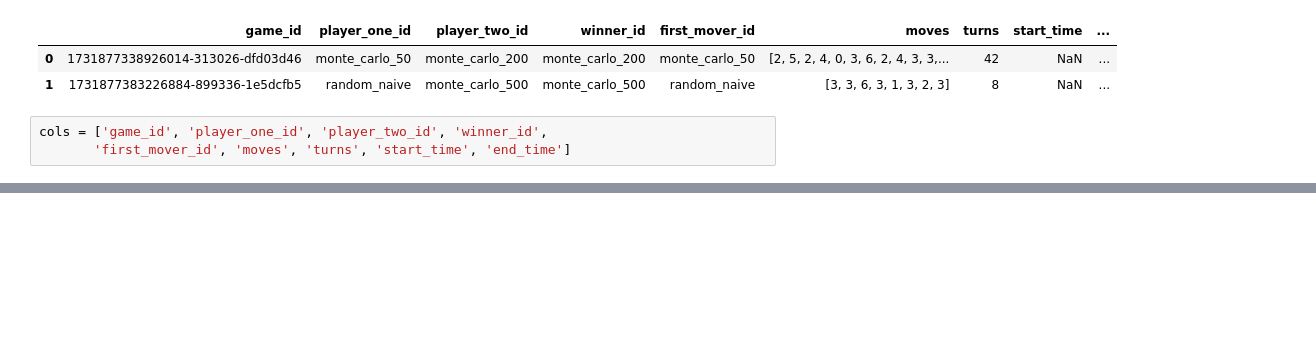
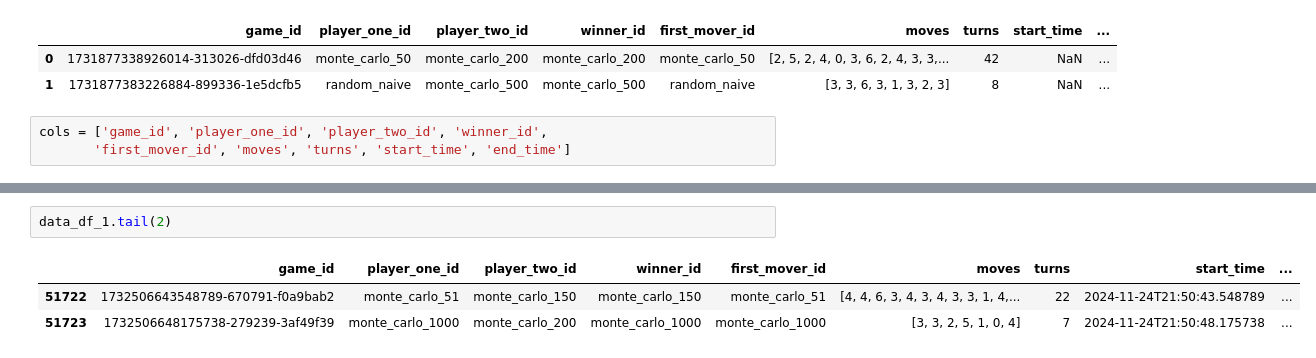
Before and after one commit to Brandt-moreThan4/ConnectFour, a Jupyter notebook: notebooks/mod_1.ipynb, the cells around one changed output, grey strips where cells are left out. Saved outputs shown, nothing was run; the diff lists cells and outputs as text; blank space fills up the shorter version.

```diff
--- a/notebooks/mod_1.ipynb
+++ b/notebooks/mod_1.ipynb
@@ -49,4 +52,10 @@ data_df_1.head(2)
 |  | game_id | player_one_id | player_two_id | winner_id | first_mover_id | moves | turns | start_time | ... |
 | 0 | 1731877338926014-313026-dfd03d46 | monte_carlo_50 | monte_carlo_200 | monte_carlo_200 | monte_carlo_50 | [2, 5, 2, 4, 0, 3, 6, 2, 4, 3, 3,... | 42 | NaN | ... |
 | 6 | 1731877456796490-175216-83d939a1 | monte_carlo_100 | monte_carlo_200 | monte_carlo_200 | monte_carlo_100 | [4, 5, 2, 4, 1, 3, 1, 4, 1, 1, 2,... | 18 | NaN | ... |
+# %%
+data_df_1.tail(2)
+# %% [output]
+|  | game_id | player_one_id | player_two_id | winner_id | first_mover_id | moves | turns | start_time | ... |
+| 51722 | 1732506643548789-670791-f0a9bab2 | monte_carlo_51 | monte_carlo_150 | monte_carlo_150 | monte_carlo_51 | [4, 4, 6, 3, 4, 3, 4, 3, 3, 1, 4,... | 22 | 2024-11-24T21:50:43.548789 | ... |
+| 51723 | 1732506648175738-279239-3af49f39 | monte_carlo_1000 | monte_carlo_200 | monte_carlo_1000 | monte_carlo_1000 | [3, 3, 2, 5, 1, 0, 4] | 7 | 2024-11-24T21:50:48.175738 | ... |
 # %%
```
Also changed, not shown: parts of 21 cells of this notebook, 5 other files.
